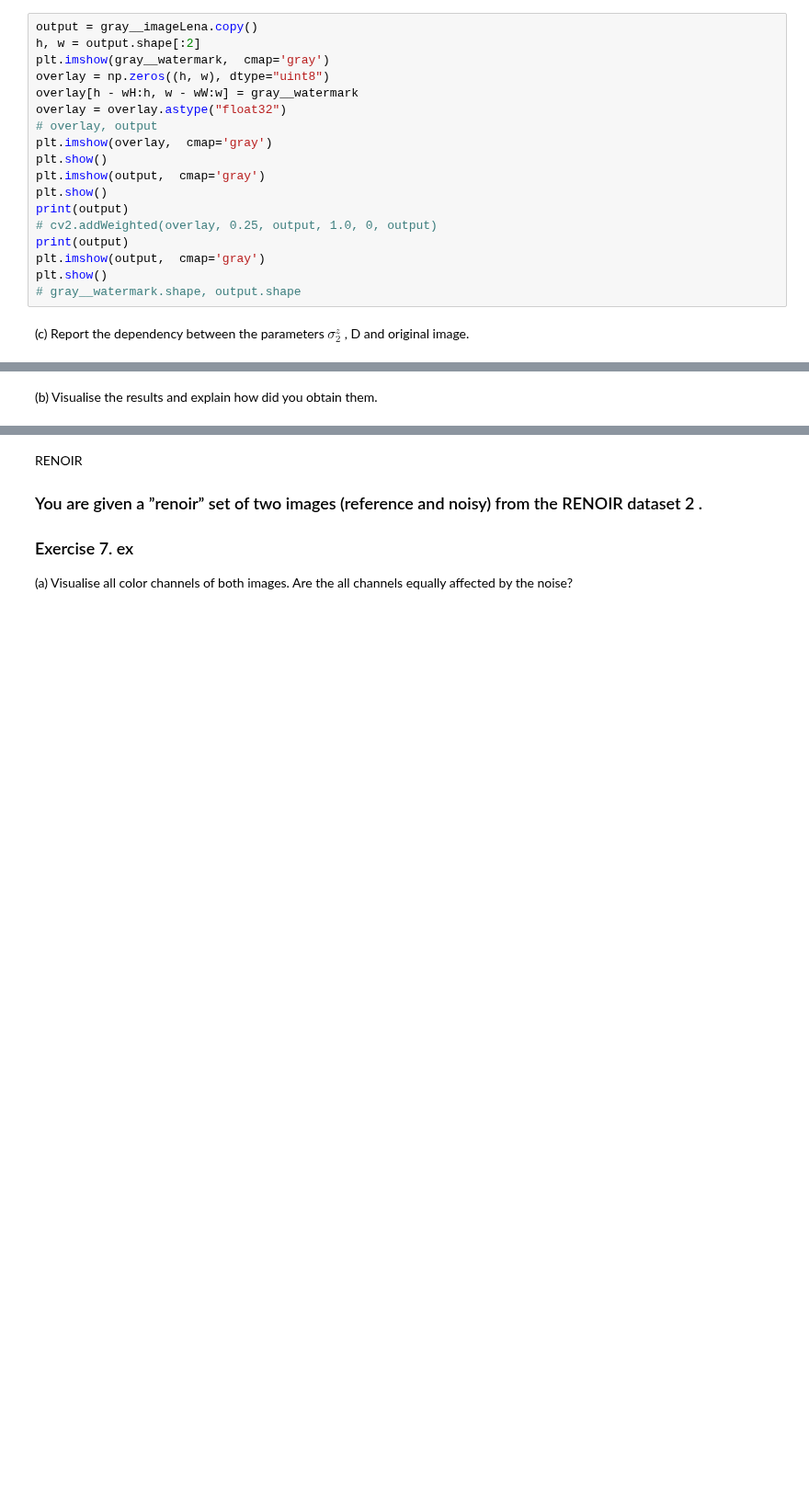
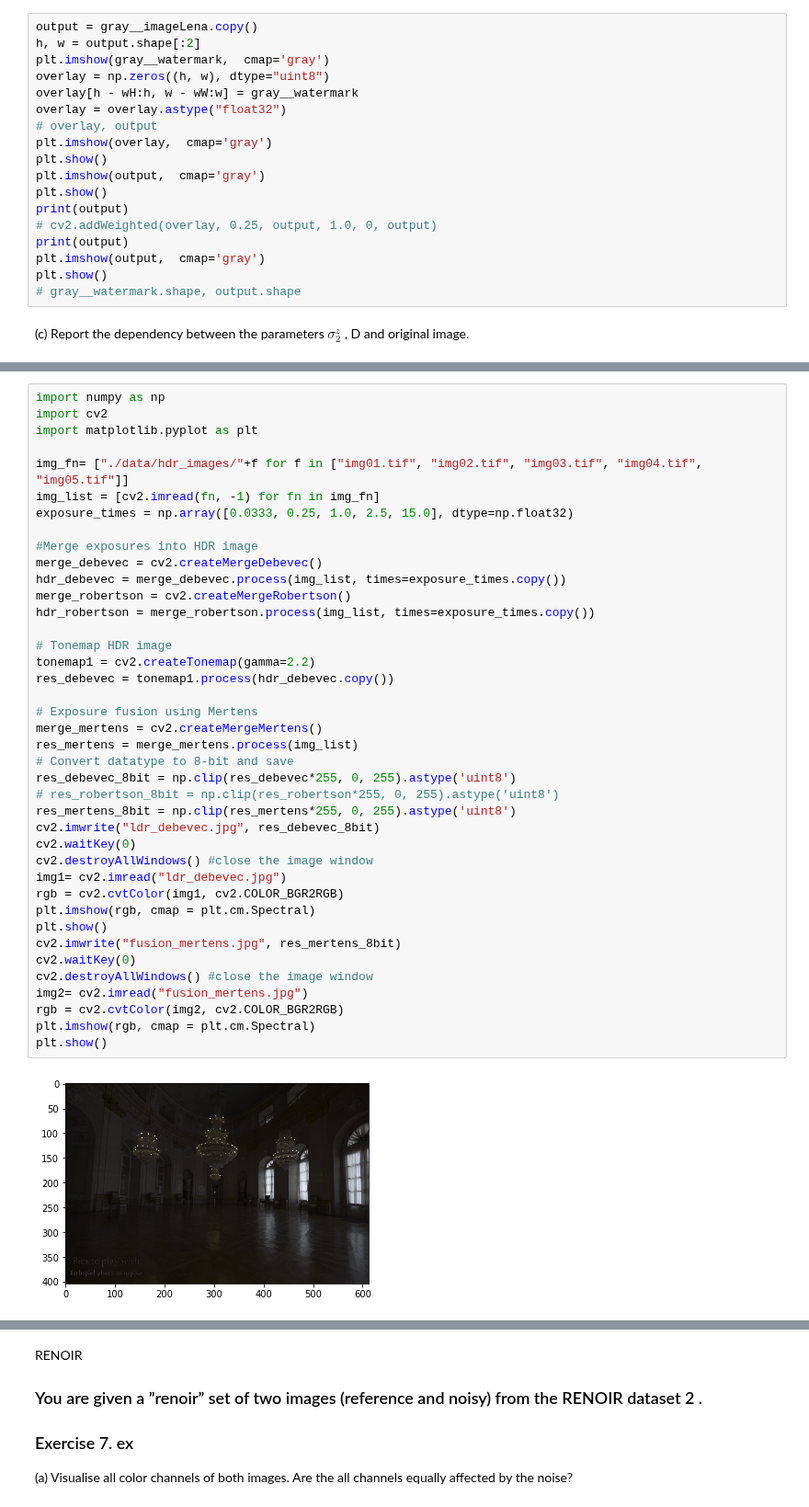
Before and after one commit to partizanos/advanced_image_processing, a Jupyter notebook: TP/TP1/solution/TP1_notebook.ipynb, the cells around one changed output, grey strips where cells are left out. Shown at 92% size. Drawn from its saved outputs; the diff is of its cells as text; blank space fills up the shorter version.

```diff
--- a/TP/TP1/solution/TP1_notebook.ipynb
+++ b/TP/TP1/solution/TP1_notebook.ipynb
@@ -497,2 +473,42 @@ for im in images:
-# %% [markdown]
-(b) Visualise the results and explain how did you obtain them.
+# %%
+import numpy as np
+import cv2
+import matplotlib.pyplot as plt
+
+img_fn= ["./data/hdr_images/"+f for f in ["img01.tif", "img02.tif", "img03.tif", "img04.tif", "img05.tif"]]
+img_list = [cv2.imread(fn, -1) for fn in img_fn]
+exposure_times = np.array([0.0333, 0.25, 1.0, 2.5, 15.0], dtype=np.float32)
+
+#Merge exposures into HDR image
+merge_debevec = cv2.createMergeDebevec()
+hdr_debevec = merge_debevec.process(img_list, times=exposure_times.copy())
+merge_robertson = cv2.createMergeRobertson()
+hdr_robertson = merge_robertson.process(img_list, times=exposure_times.copy())
+
+# Tonemap HDR image
+tonemap1 = cv2.createTonemap(gamma=2.2)
+res_debevec = tonemap1.process(hdr_debevec.copy())
+
+# Exposure fusion using Mertens
+merge_mertens = cv2.createMergeMertens()
+res_mertens = merge_mertens.process(img_list)
+# Convert datatype to 8-bit and save
+res_debevec_8bit = np.clip(res_debevec*255, 0, 255).astype('uint8')
+# res_robertson_8bit = np.clip(res_robertson*255, 0, 255).astype('uint8')
+res_mertens_8bit = np.clip(res_mertens*255, 0, 255).astype('uint8')
+cv2.imwrite("ldr_debevec.jpg", res_debevec_8bit)
+cv2.waitKey(0)
+cv2.destroyAllWindows() #close the image window
+img1= cv2.imread("ldr_debevec.jpg")
+rgb = cv2.cvtColor(img1, cv2.COLOR_BGR2RGB)
+plt.imshow(rgb, cmap = plt.cm.Spectral)
+plt.show()
+cv2.imwrite("fusion_mertens.jpg", res_mertens_8bit)
+cv2.waitKey(0)
+cv2.destroyAllWindows() #close the image window
+img2= cv2.imread("fusion_mertens.jpg")
+rgb = cv2.cvtColor(img2, cv2.COLOR_BGR2RGB)
+plt.imshow(rgb, cmap = plt.cm.Spectral)
+plt.show()
+# %% [output]
+[figure, added]
```
Also changed, not shown: parts of 5 cells of this notebook, 2 other files.
